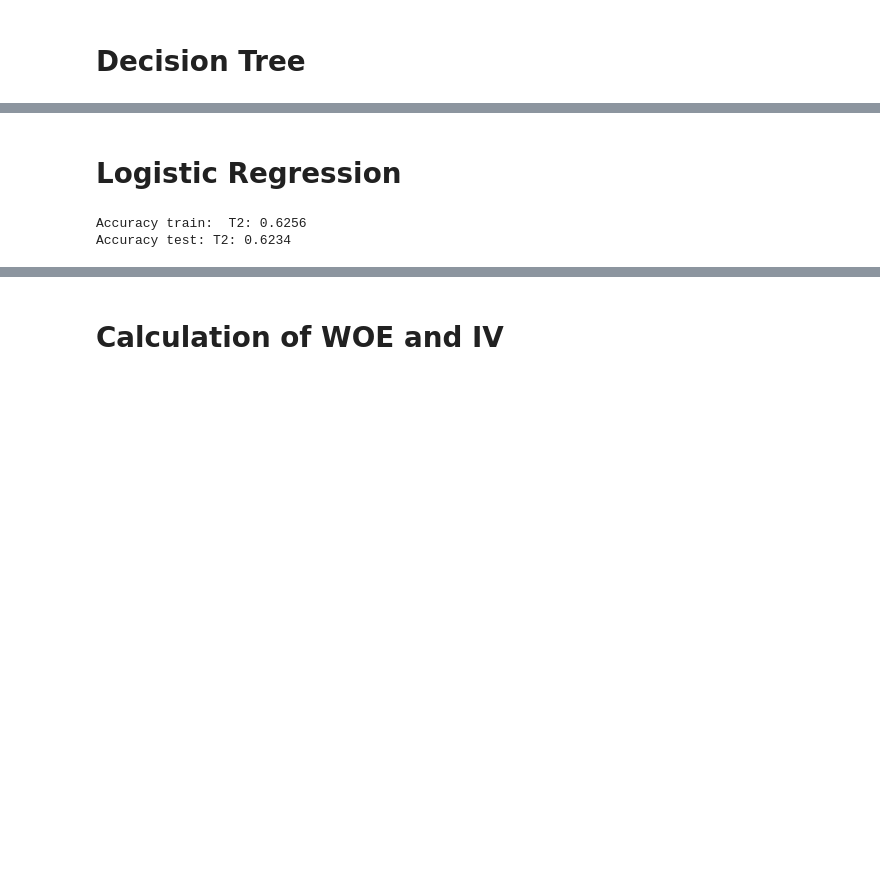
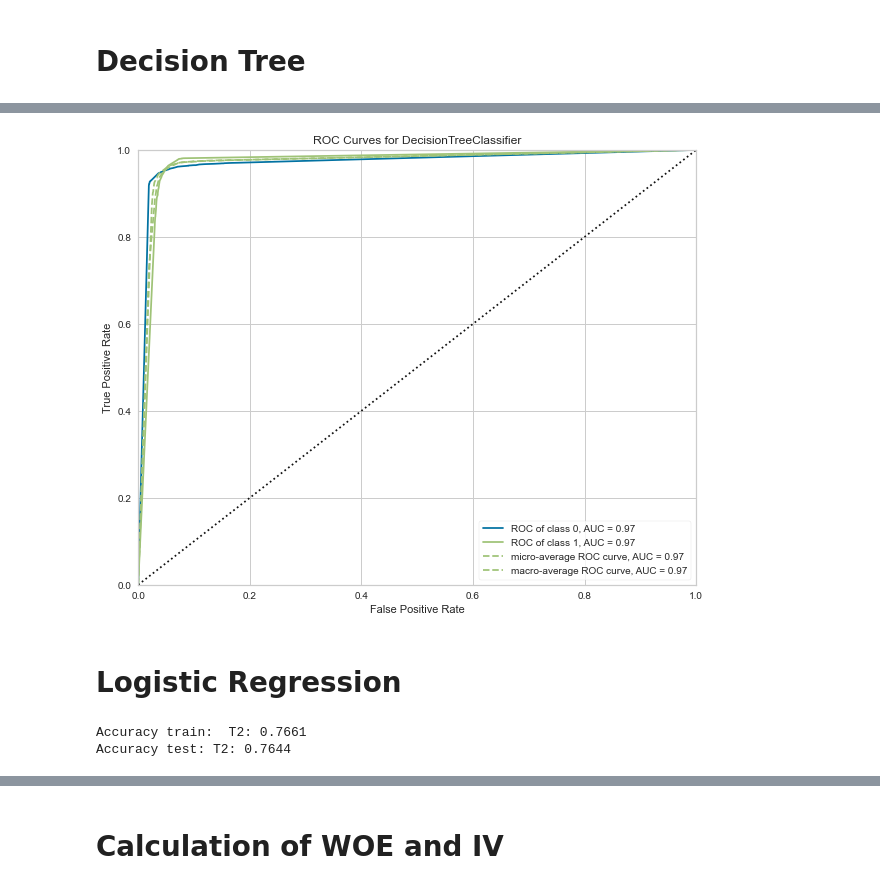
Before and after one commit to dvh549/Financial_Analytics, a Jupyter notebook: Main_Notebook.ipynb, the cells around one changed output, grey strips where cells are left out. Cells and saved outputs as stored; diff of their text form; code cells hidden in the pictures; blank space fills up the shorter version.

```diff
--- a/Main_Notebook.ipynb
+++ b/Main_Notebook.ipynb
@@ -978,14 +988,20 @@ weighted avg       0.97      0.95      0.96      9654
+# %%
+plt.rcParams["figure.figsize"] = (10,8)
+plot_ROC_curve(dt, X_scaled, y_train, X_test_scaled, y_test)
+plt.show()
+# %% [output]
+[figure, added]
 # %% [markdown]
 # Logistic Regression
 # %%
-lr = LogisticRegression(random_state=0).fit(X_balanced, y_balanced)
+lr = LogisticRegression(random_state=0).fit(X_scaled, y_train)
 lr_pred = lr.predict(X_test_scaled)
 
-print(f"Accuracy train:  T2: {round(lr.score(X_balanced, y_balanced), 4)}")
+print(f"Accuracy train:  T2: {round(lr.score(X_scaled, y_train), 4)}")
 print(f"Accuracy test: T2: {round(lr.score(X_test_scaled, y_test),4 )}")
 # %% [output]
-Accuracy train:  T2: 0.6256
-Accuracy test: T2: 0.6234
+Accuracy train:  T2: 0.7661
+Accuracy test: T2: 0.7644
 # %%
 print(f'Classification Report Logistic Regression: \n{classification_report(y_test, lr_pred)}')
 # %% [output]
```
Also changed, not shown: parts of 6 cells of this notebook.
